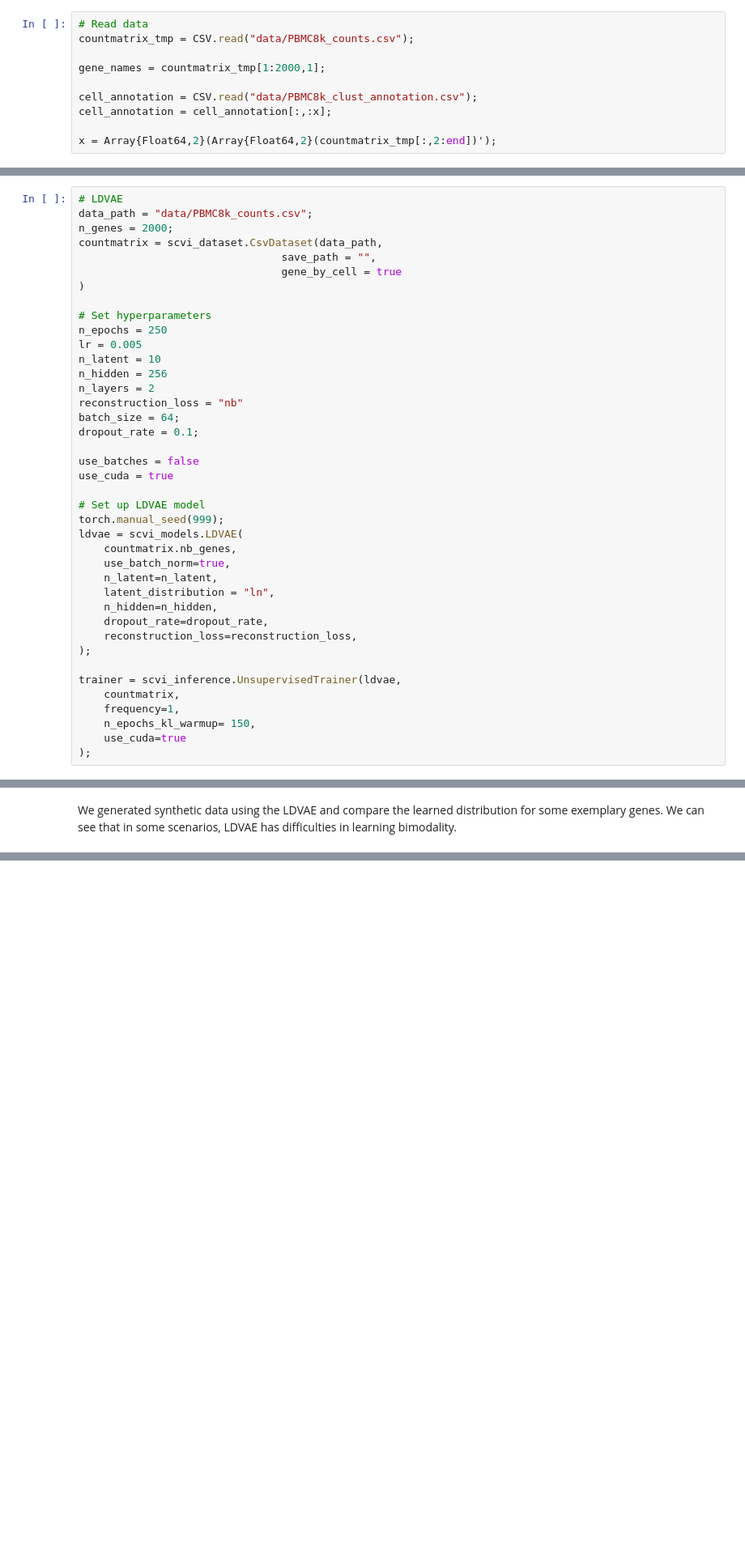
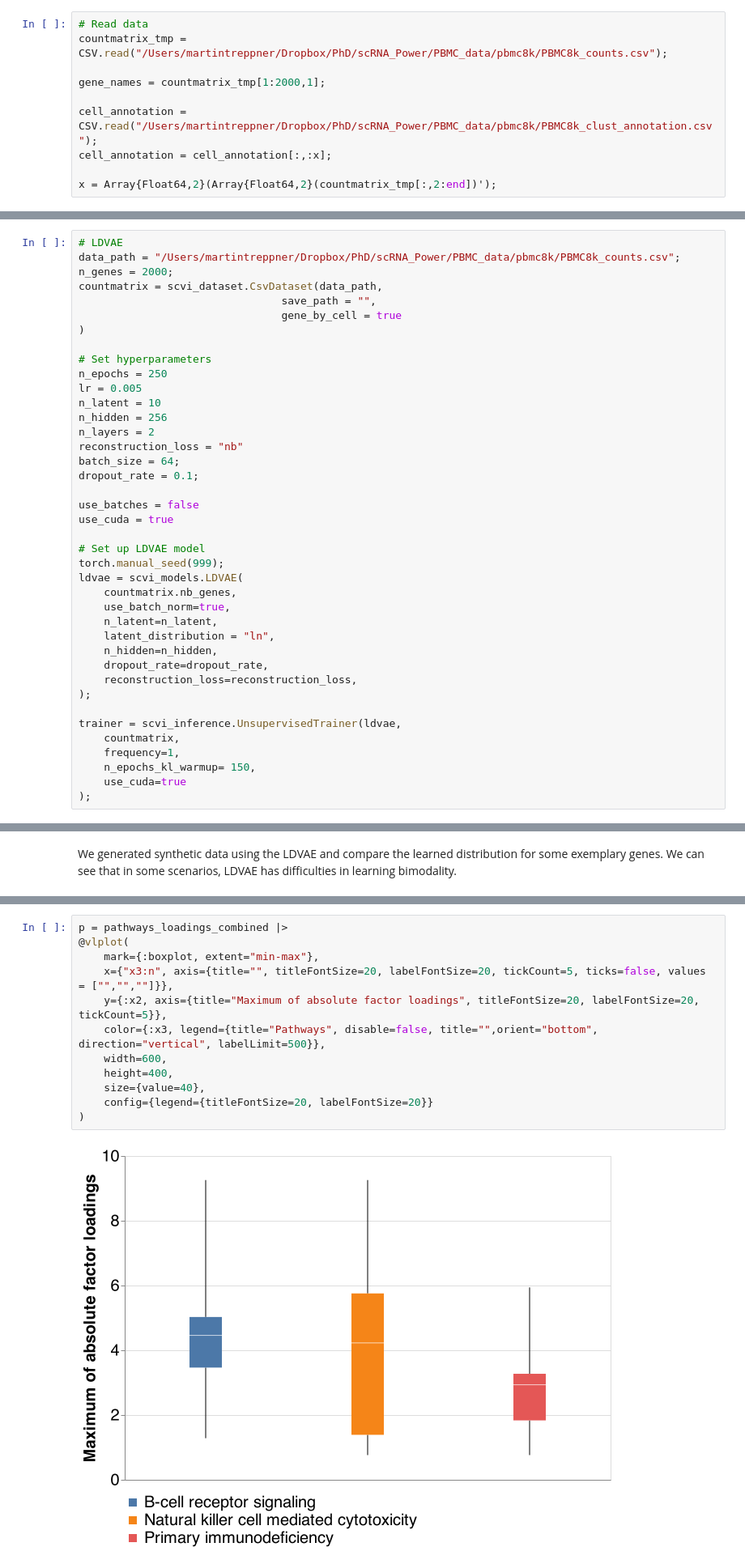
Before and after one commit to ssehztirom/interpretable-generative-deep-learning, a Jupyter notebook: LDVAE_analysis.ipynb, the cells around one changed output, grey strips where cells are left out. Shown at 81% size. Cells and saved outputs as stored; diff of their text form; blank space fills up the shorter version.

```diff
--- a/LDVAE_analysis.ipynb
+++ b/LDVAE_analysis.ipynb
@@ -43,10 +43,10 @@ cd("");
 # %%
 # Read data
-countmatrix_tmp = CSV.read("data/PBMC8k_counts.csv");
+countmatrix_tmp = CSV.read("/Users/martintreppner/Dropbox/PhD/scRNA_Power/PBMC_data/pbmc8k/PBMC8k_counts.csv");
 
 gene_names = countmatrix_tmp[1:2000,1];
 
-cell_annotation = CSV.read("data/PBMC8k_clust_annotation.csv");
+cell_annotation = CSV.read("/Users/martintreppner/Dropbox/PhD/scRNA_Power/PBMC_data/pbmc8k/PBMC8k_clust_annotation.csv");
 cell_annotation = cell_annotation[:,:x];
 
 x = Array{Float64,2}(Array{Float64,2}(countmatrix_tmp[:,2:end])');
@@ -88,7 +84,7 @@ p = plotdata |>
 [figure]
 # %%
 # LDVAE
-data_path = "data/PBMC8k_counts.csv";
+data_path = "/Users/martintreppner/Dropbox/PhD/scRNA_Power/PBMC_data/pbmc8k/PBMC8k_counts.csv";
 n_genes = 2000;
 countmatrix = scvi_dataset.CsvDataset(data_path,
                                 save_path = "",
@@ -290,0 +339,14 @@ We generated synthetic data using the LDVAE and compare the learned distribution
+# %%
+p = pathways_loadings_combined |>
+@vlplot(
+    mark={:boxplot, extent="min-max"},
+    x={"x3:n", axis={title="", titleFontSize=20, labelFontSize=20, tickCount=5, ticks=false, values = ["","",""]}},
+    y={:x2, axis={title="Maximum of absolute factor loadings", titleFontSize=20, labelFontSize=20, tickCount=5}},
+    color={:x3, legend={title="Pathways", disable=false, title="",orient="bottom", direction="vertical", labelLimit=500}},
+    width=600,
+    height=400,
+    size={value=40},
+    config={legend={titleFontSize=20, labelFontSize=20}}
+)
+# %% [output]
+[figure, added]
```
Also changed, not shown: parts of 8 cells of this notebook.
